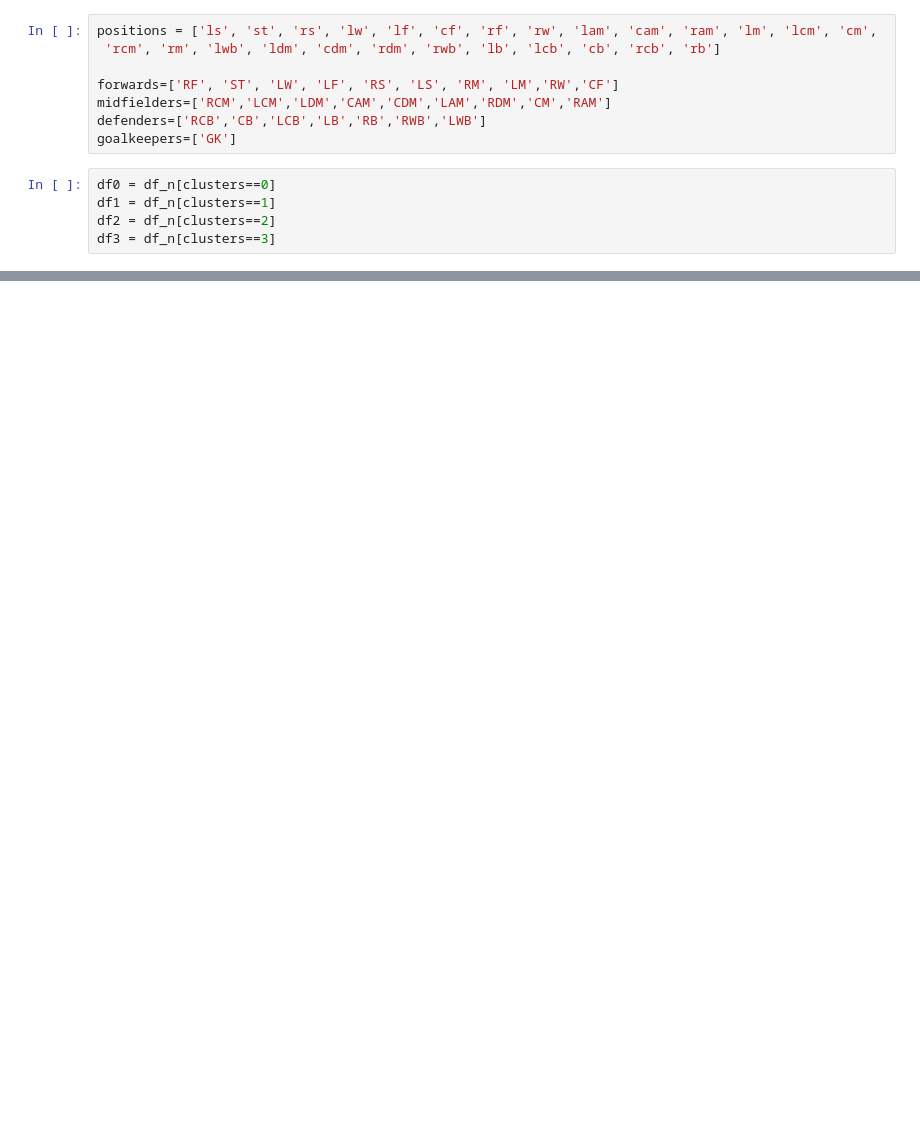
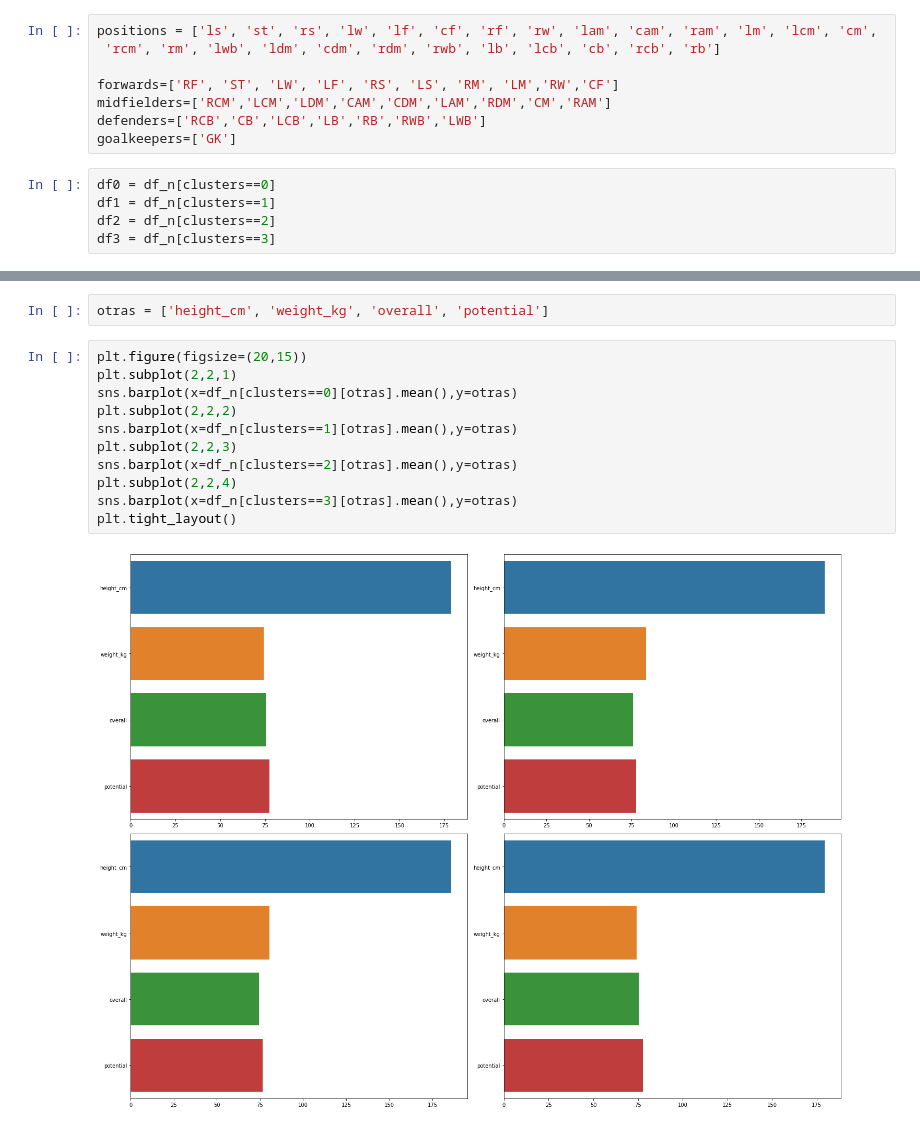
Before and after one commit to aruderman/labApNoSup, a Jupyter notebook: practico.ipynb, the cells around one changed output, grey strips where cells are left out. Cells and saved outputs as stored; diff of their text form; blank space fills up the shorter version.

```diff
--- a/practico.ipynb
+++ b/practico.ipynb
@@ -280,0 +280,15 @@ sns.countplot(df3['team_position'])
+# %%
+otras = ['height_cm', 'weight_kg', 'overall', 'potential']
+# %%
+plt.figure(figsize=(20,15))
+plt.subplot(2,2,1)
+sns.barplot(x=df_n[clusters==0][otras].mean(),y=otras)
+plt.subplot(2,2,2)
+sns.barplot(x=df_n[clusters==1][otras].mean(),y=otras)
+plt.subplot(2,2,3)
+sns.barplot(x=df_n[clusters==2][otras].mean(),y=otras)
+plt.subplot(2,2,4)
+sns.barplot(x=df_n[clusters==3][otras].mean(),y=otras)
+plt.tight_layout()
+# %% [output]
+[figure, added]
```
Also changed, not shown: parts of 12 cells of this notebook.
